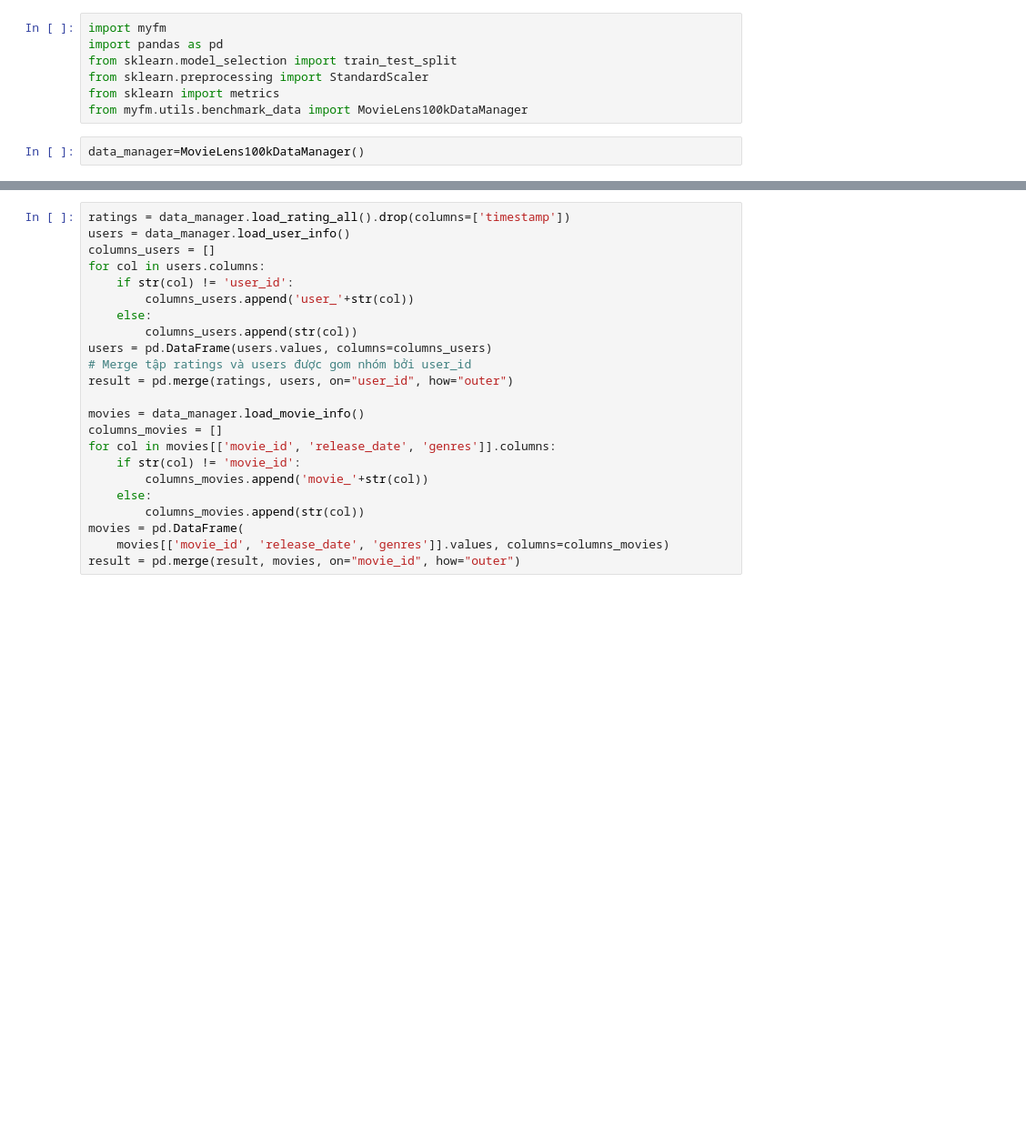
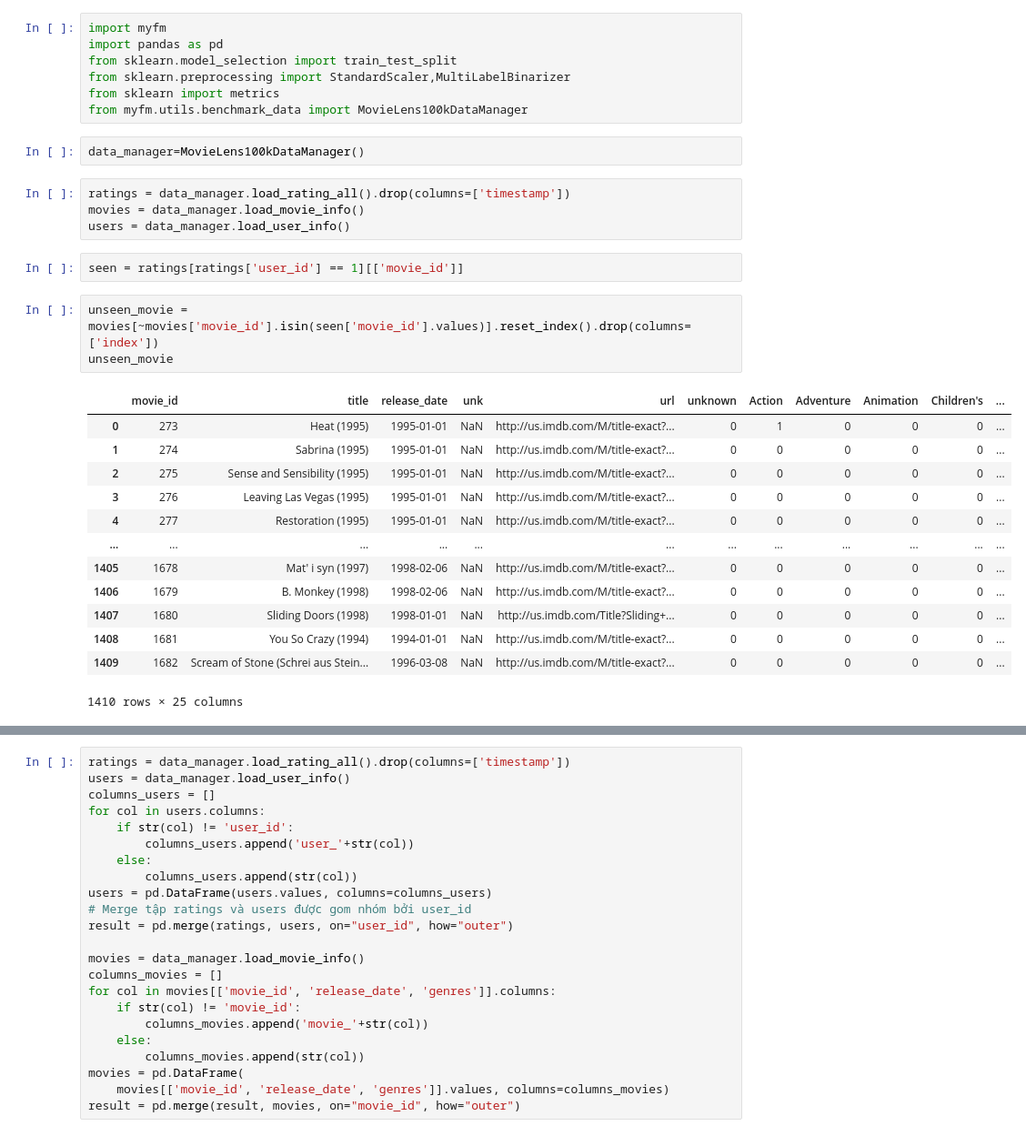
Before and after one commit to ltnguyen1710/recomendation-system, a Jupyter notebook: CONTROL/testfile.ipynb, the cells around one changed output, grey strips where cells are left out. Shown: that part at 91% size. Drawn from its saved outputs; the diff is of its cells as text; blank space fills up the shorter version.

Commit message:
update 2/2/2023
- upgrade predict unseen_movie to user

```diff
--- a/CONTROL/testfile.ipynb
+++ b/CONTROL/testfile.ipynb
@@ -2,8 +2,31 @@
 import myfm
 import pandas as pd
 from sklearn.model_selection import train_test_split
-from sklearn.preprocessing import StandardScaler
+from sklearn.preprocessing import StandardScaler,MultiLabelBinarizer
 from sklearn import metrics
 from myfm.utils.benchmark_data import MovieLens100kDataManager
 # %%
 data_manager=MovieLens100kDataManager()
+# %%
+ratings = data_manager.load_rating_all().drop(columns=['timestamp'])
+movies = data_manager.load_movie_info()
+users = data_manager.load_user_info()
+# %%
+seen = ratings[ratings['user_id'] == 1][['movie_id']]
+# %%
+unseen_movie = movies[~movies['movie_id'].isin(seen['movie_id'].values)].reset_index().drop(columns=['index'])
+unseen_movie
+# %% [output]
+|  | movie_id | title | release_date | unk | url | unknown | Action | Adventure | Animation | Children's | ... |
+| 0 | 273 | Heat (1995) | 1995-01-01 | NaN | http://us.imdb.com/M/title-exact?... | 0 | 1 | 0 | 0 | 0 | ... |
+| 1 | 274 | Sabrina (1995) | 1995-01-01 | NaN | http://us.imdb.com/M/title-exact?... | 0 | 0 | 0 | 0 | 0 | ... |
+| 2 | 275 | Sense and Sensibility (1995) | 1995-01-01 | NaN | http://us.imdb.com/M/title-exact?... | 0 | 0 | 0 | 0 | 0 | ... |
+| 3 | 276 | Leaving Las Vegas (1995) | 1995-01-01 | NaN | http://us.imdb.com/M/title-exact?... | 0 | 0 | 0 | 0 | 0 | ... |
+| 4 | 277 | Restoration (1995) | 1995-01-01 | NaN | http://us.imdb.com/M/title-exact?... | 0 | 0 | 0 | 0 | 0 | ... |
+| ... | ... | ... | ... | ... | ... | ... | ... | ... | ... | ... | ... |
+| 1405 | 1678 | Mat' i syn (1997) | 1998-02-06 | NaN | http://us.imdb.com/M/title-exact?... | 0 | 0 | 0 | 0 | 0 | ... |
+| 1406 | 1679 | B. Monkey (1998) | 1998-02-06 | NaN | http://us.imdb.com/M/title-exact?... | 0 | 0 | 0 | 0 | 0 | ... |
+| 1407 | 1680 | Sliding Doors (1998) | 1998-01-01 | NaN | http://us.imdb.com/Title?Sliding+... | 0 | 0 | 0 | 0 | 0 | ... |
+| 1408 | 1681 | You So Crazy (1994) | 1994-01-01 | NaN | http://us.imdb.com/M/title-exact?... | 0 | 0 | 0 | 0 | 0 | ... |
+| 1409 | 1682 | Scream of Stone (Schrei aus Stein... | 1996-03-08 | NaN | http://us.imdb.com/M/title-exact?... | 0 | 0 | 0 | 0 | 0 | ... |
+1410 rows × 25 columns
```
Also changed, not shown: parts of 4 cells of this notebook, 11 other files.
